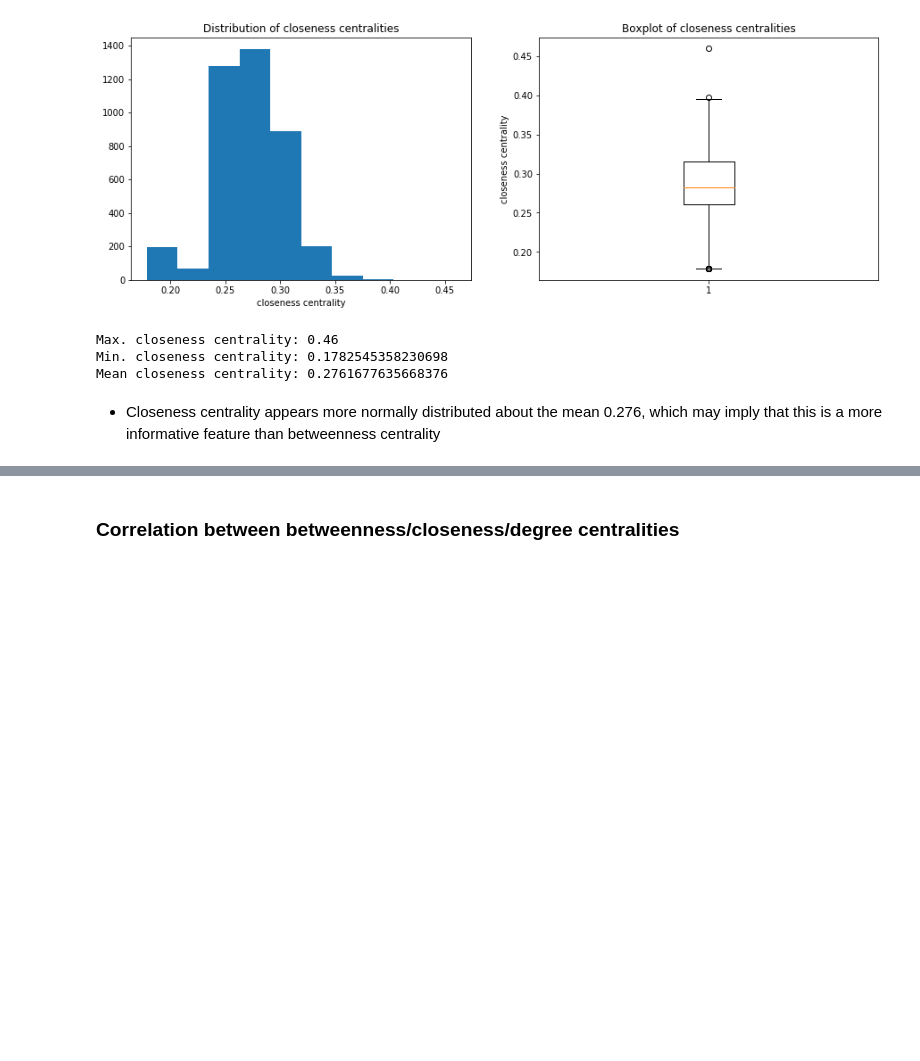
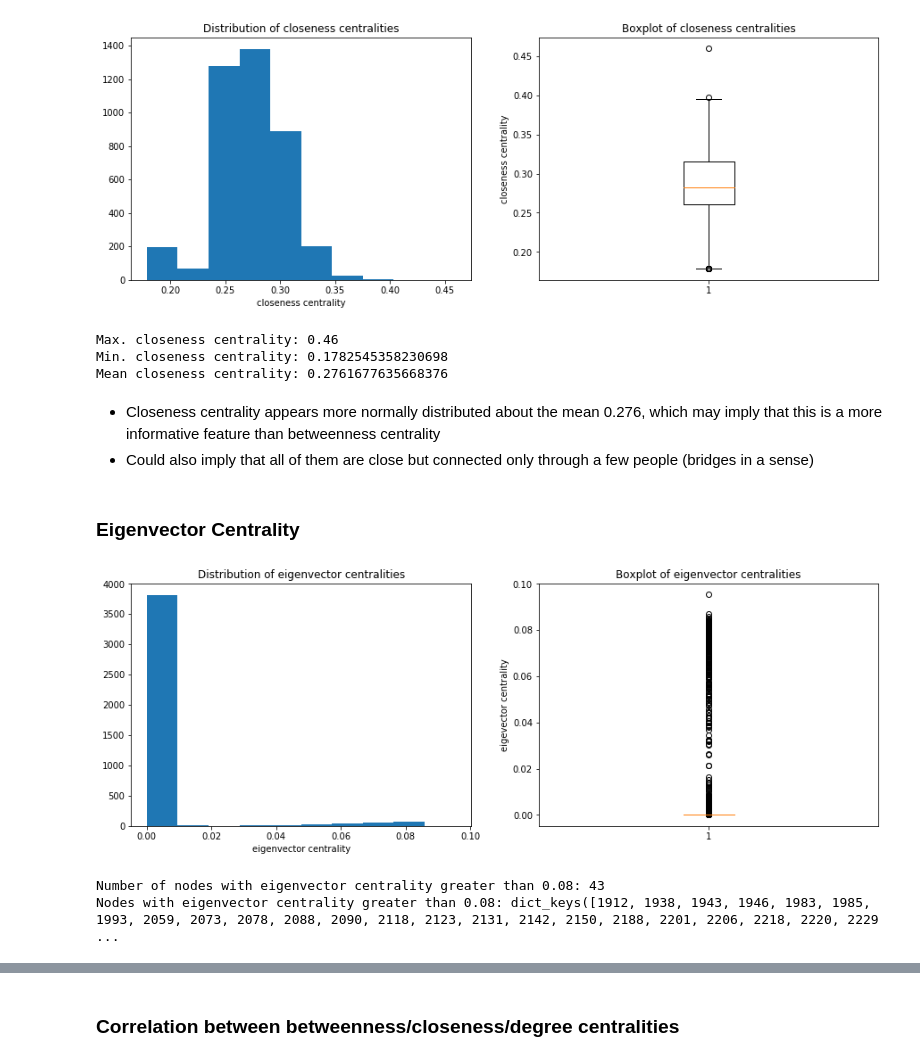
Before and after one commit to parkjan4/DSIP, a Jupyter notebook: ProblemSet2/MGT-415 PS2.ipynb, the cells around one changed output, grey strips where cells are left out. Saved outputs shown, nothing was run; the diff lists cells and outputs as text; code cells hidden in the pictures; blank space fills up the shorter version.

```diff
--- a/ProblemSet2/MGT-415 PS2.ipynb
+++ b/ProblemSet2/MGT-415 PS2.ipynb
@@ -171,3 +206,35 @@ Min. closeness centrality: 0.1782545358230698
 Mean closeness centrality: 0.2761677635668376
 # %% [markdown]
 * Closeness centrality appears more normally distributed about the mean 0.276, which may imply that this is a more informative feature than betweenness centrality
+* Could also imply that all of them are close but connected only through a few people (bridges in a sense)
+# %% [markdown]
+### Eigenvector Centrality
+# %%
+eig=nx.eigenvector_centrality(G)
+# %%
+eigenvect=eig.values()
+# Distribution of eigenvector centralities
+fig, ax = plt.subplots(1,2)
+fig.set_figwidth(15)
+fig.set_figheight(5)
+
+ax[0].hist(eigenvect)
+ax[0].set_title("Distribution of eigenvector centralities")
+ax[0].set_xlabel("eigenvector centrality")
+
+ax[1].boxplot(eigenvect)
+ax[1].set_title("Boxplot of eigenvector centralities")
+ax[1].set_ylabel("eigevector centrality")
+
+plt.show()
+# %% [output]
+[figure, added]
+# %%
+threshold=[0.08]
+for threshold in threshold :
+    inf_eig = dict((k, v) for k, v in eig.items() if v >= threshold)
+    print("Number of nodes with eigenvector centrality greater than {thr}: {g:}".format(thr=threshold,g=sum(np.array(list(eigenvect))>threshold)))
+    print("Nodes with eigenvector centrality greater than {thrs}: {inf}".format(thrs=threshold,inf=inf_eig.keys()))
+# %% [output]
+Number of nodes with eigenvector centrality greater than 0.08: 43
+Nodes with eigenvector centrality greater than 0.08: dict_keys([1912, 1938, 1943, 1946, 1983, 1985, 1993, 2059, 2073, 2078, 2088, 2090, 2118, 2123, 2131, 2142, 2150, 2188, 2201, 2206, 2218, 2220, 2229 ...
```
Also changed, not shown: parts of 24 cells of this notebook, 1 other file.
